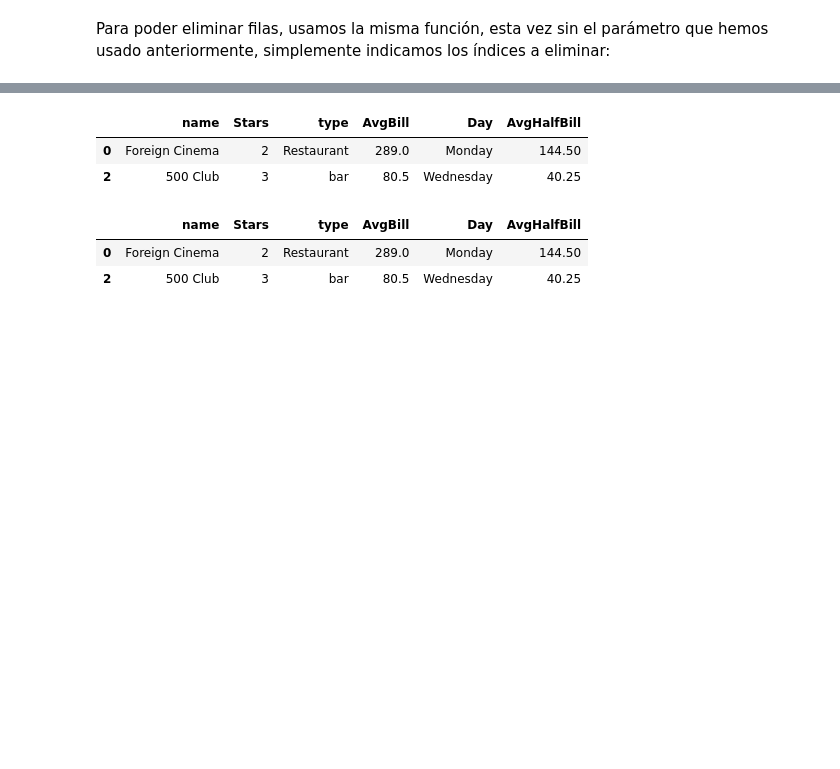
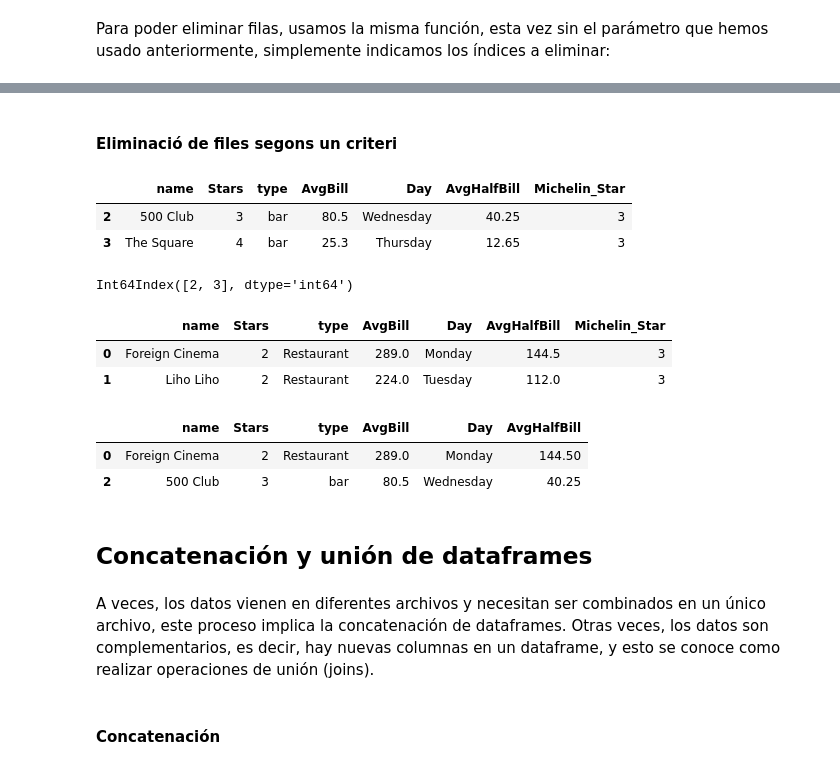
Before and after one commit to wisaaco/TxADM, a Jupyter notebook: notebooks/Part2/00_Pandas/01_Introduccion.ipynb, the cells around one changed output, grey strips where cells are left out. Saved outputs shown, nothing was run; the diff lists cells and outputs as text; code cells hidden in the pictures; blank space fills up the shorter version.

```diff
--- a/notebooks/Part2/00_Pandas/01_Introduccion.ipynb
+++ b/notebooks/Part2/00_Pandas/01_Introduccion.ipynb
@@ -959,14 +1156,32 @@ df_less_rows
-# %%
-df_less_rows = df_no_michelin.drop([1,3])
-df_less_rows
-# %% [output]
-|  | name | Stars | type | AvgBill | Day | AvgHalfBill |
-| 0 | Foreign Cinema | 2 | Restaurant | 289.0 | Monday | 144.50 |
-| 2 | 500 Club | 3 | bar | 80.5 | Wednesday | 40.25 |
-# %%
-df_less_rows = df_no_michelin.drop([1,3])
-df_less_rows
-# %% [output]
-|  | name | Stars | type | AvgBill | Day | AvgHalfBill |
-| 0 | Foreign Cinema | 2 | Restaurant | 289.0 | Monday | 144.50 |
-| 2 | 500 Club | 3 | bar | 80.5 | Wednesday | 40.25 |
+# %% [markdown]
+#### Eliminació de files segons un criteri
+# %%
+dfs1 = df3[df3.Stars>=3] # per una selecció?
+dfs1
+# %% [output]
+|  | name | Stars | type | AvgBill | Day | AvgHalfBill | Michelin_Star |
+| 2 | 500 Club | 3 | bar | 80.5 | Wednesday | 40.25 | 3 |
+| 3 | The Square | 4 | bar | 25.3 | Thursday | 12.65 | 3 |
+# %%
+df3[df3.Stars>=3].index
+# %% [output]
+Int64Index([2, 3], dtype='int64')
+# %%
+df3.drop(df3[df3.Stars>=3].index)
+# %% [output]
+|  | name | Stars | type | AvgBill | Day | AvgHalfBill | Michelin_Star |
+| 0 | Foreign Cinema | 2 | Restaurant | 289.0 | Monday | 144.5 | 3 |
+| 1 | Liho Liho | 2 | Restaurant | 224.0 | Tuesday | 112.0 | 3 |
+# %%
+df3.drop(df3[df3.Stars>=3].index, inplace=True) #Alerta con la integración de los cambios
+df3
+# %% [output]
+|  | name | Stars | type | AvgBill | Day | AvgHalfBill |
+| 0 | Foreign Cinema | 2 | Restaurant | 289.0 | Monday | 144.50 |
+| 2 | 500 Club | 3 | bar | 80.5 | Wednesday | 40.25 |
+# %% [markdown]
+## Concatenación y unión de dataframes
+# %% [markdown]
+A veces, los datos vienen en diferentes archivos y necesitan ser combinados en un único archivo, este proceso implica la concatenación de dataframes. Otras veces, los datos son complementarios, es decir, hay nuevas columnas en un dataframe, y esto se conoce como realizar operaciones de unión (joins).
+# %% [markdown]
+#### Concatenación
```
Also changed, not shown: parts of 76 cells of this notebook.
